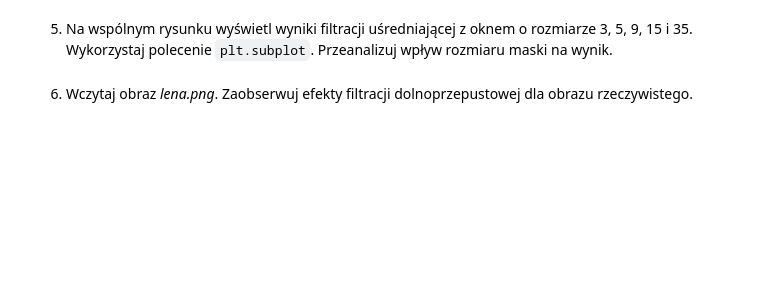
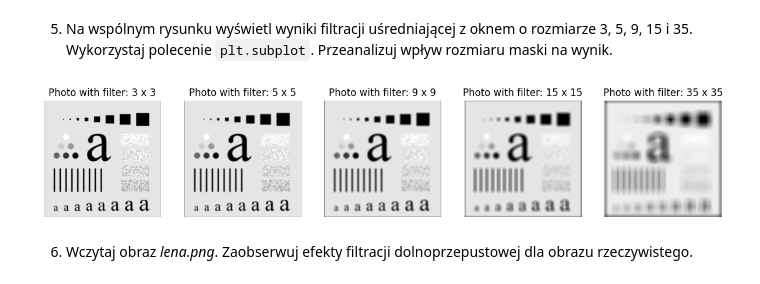
Before and after one commit to arturgesiarz/DigitalImageProcessing-Course, a Jupyter notebook: lab06/06_context.ipynb, the cells around one changed output. Cells and saved outputs as stored; diff of their text form; code cells hidden in the pictures; blank space fills up the shorter version.

```diff
--- a/lab06/06_context.ipynb
+++ b/lab06/06_context.ipynb
@@ -56,6 +76,20 @@ for fileName in fileNames:
 5. Na wspólnym rysunku wyświetl wyniki filtracji uśredniającej z oknem o rozmiarze 3, 5, 9, 15 i 35.
 Wykorzystaj polecenie `plt.subplot`.
 Przeanalizuj wpływ rozmiaru maski na wynik.
+# %%
+windows = [3, 5, 9, 15, 35]
+filtres = [np.ones((num, num)) / (num * num) for num in windows]
+
+fig, axs = plt.subplots(1, 5, figsize=(15, 15))
+
+for idx, (filtr, window_size) in enumerate(zip(filtres, windows)):
+  board_filtred = signal.convolve2d(board, filtr, mode="same")
+
+  axs[idx].imshow(board_filtred, "gray")
+  axs[idx].set_title(f"Photo with filter: {window_size} x {window_size}")
+  axs[idx].axis('off')
+# %% [output]
+[figure, added]
 # %% [markdown]
 6. Wczytaj obraz _lena.png_.
 Zaobserwuj efekty filtracji dolnoprzepustowej dla obrazu rzeczywistego.
```
Also changed, not shown: parts of 2 cells of this notebook.
